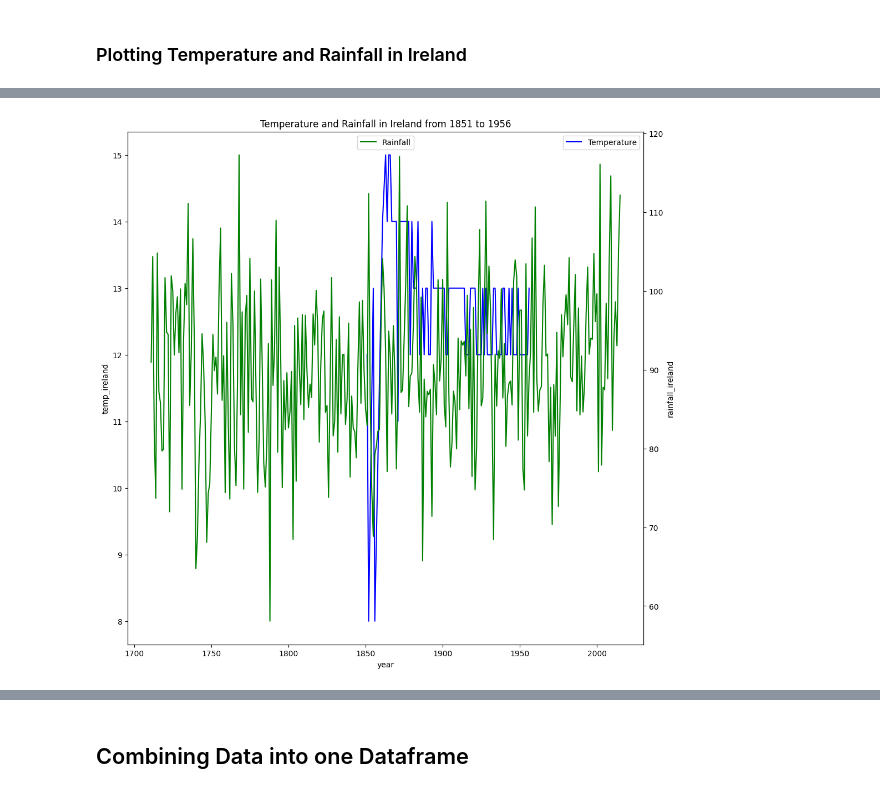
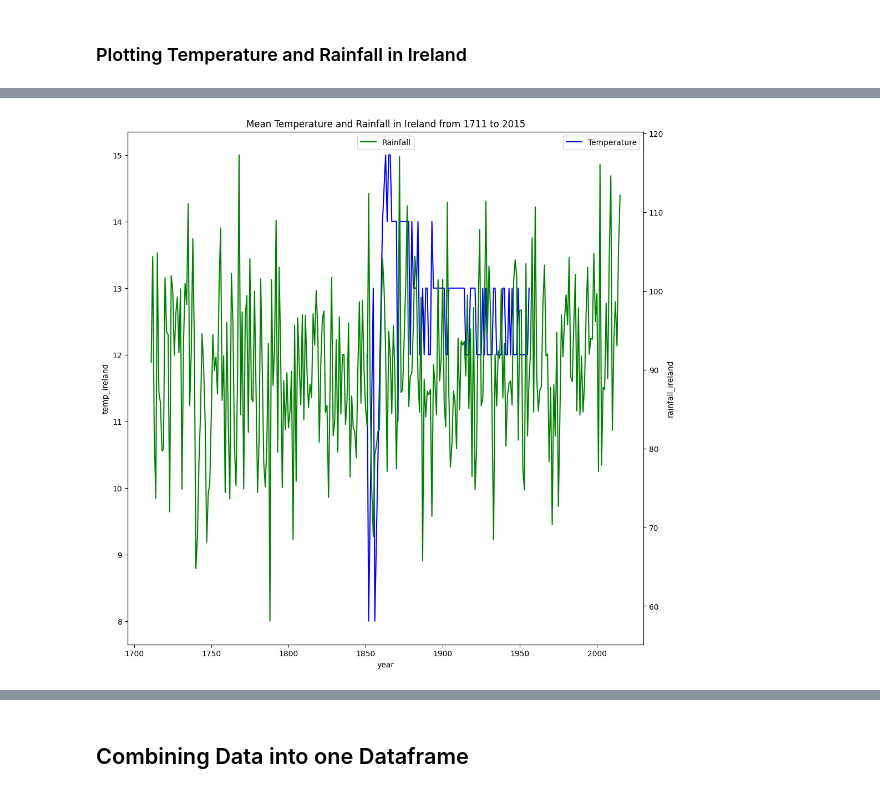
Before and after one commit to rachel-king4/PfDA_Assignment_2, a Jupyter notebook: pfda_assignment_2.ipynb, the cells around one changed output, grey strips where cells are left out. Saved outputs shown, nothing was run; the diff lists cells and outputs as text; code cells hidden in the pictures.

```diff
--- a/pfda_assignment_2.ipynb
+++ b/pfda_assignment_2.ipynb
@@ -377,3 +390,12 @@ south_ireland_temp.sort_values(by=['year'], ascending=True);
 # %%
 all_ireland_temp = pd.concat([west_ireland_temp, east_ireland_temp, north_ireland_temp, south_ireland_temp])
 all_ireland_temp.sort_values(by=['year'], ascending=True);
+# %%
+# to calculate max temperature
+ireland_temp_max = []
+std_dict = {}
+for y in range(1851, 1957):
+  #Calcule mu and std values
+  mu = all_ireland_temp[all_ireland_temp.year == y]['max_temp'].max()
+  #Save mu value
+  ireland_temp_max.append(mu)
@@ -401,9 +435,12 @@ plt.show()
 # %%
 years_temp = list(range(1851, 1957));
 
-ireland_temp = pd.DataFrame({'year': years_temp, 'temp_ireland': ireland_temp_mean})
-ireland_temp.temp_ireland = ireland_temp.temp_ireland.round()
+ireland_meantemp = pd.DataFrame({'year': years_temp, 'temp_ireland': ireland_temp_mean})
+ireland_meantemp.temp_ireland = ireland_meantemp.temp_ireland.round()
 #ireland_temp.to_csv("ireland_temp.csv", encoding='utf-8', index=False)
+
+ireland_maxtemp = pd.DataFrame({'year': years_temp, 'temp_ireland': ireland_temp_max})
+ireland_maxtemp.temp_ireland = ireland_maxtemp.temp_ireland.round()
 
 years_rainfall = list(range(1711, 2016));
 
@@ -413,9 +462,11 @@ ireland_rainfall.rainfall_ireland = ireland_rainfall.rainfall_ireland.round(2)
 # %%
+# plotting rainfall and mean temperature in Ireland
+# no trends visible
 fig, ax = plt.subplots(figsize=(12,12))
-sns.lineplot(x="year", y="temp_ireland", data=ireland_temp, color="b", label="Temperature")
+sns.lineplot(x="year", y="temp_ireland", data=ireland_meantemp, color="b", label="Temperature")
 ax2 = plt.twinx()
 sns.lineplot(x="year", y="rainfall_ireland", data=ireland_rainfall, color="g", ax=ax2, label="Rainfall")
-plt.title("Temperature and Rainfall in Ireland from 1851 to 1956")
+plt.title("Mean Temperature and Rainfall in Ireland from 1711 to 2015")
 plt.legend(loc='upper center');
 # %% [output]
-[figure, old version]
+[figure, new version]
```
Also changed, not shown: parts of 12 cells of this notebook.
